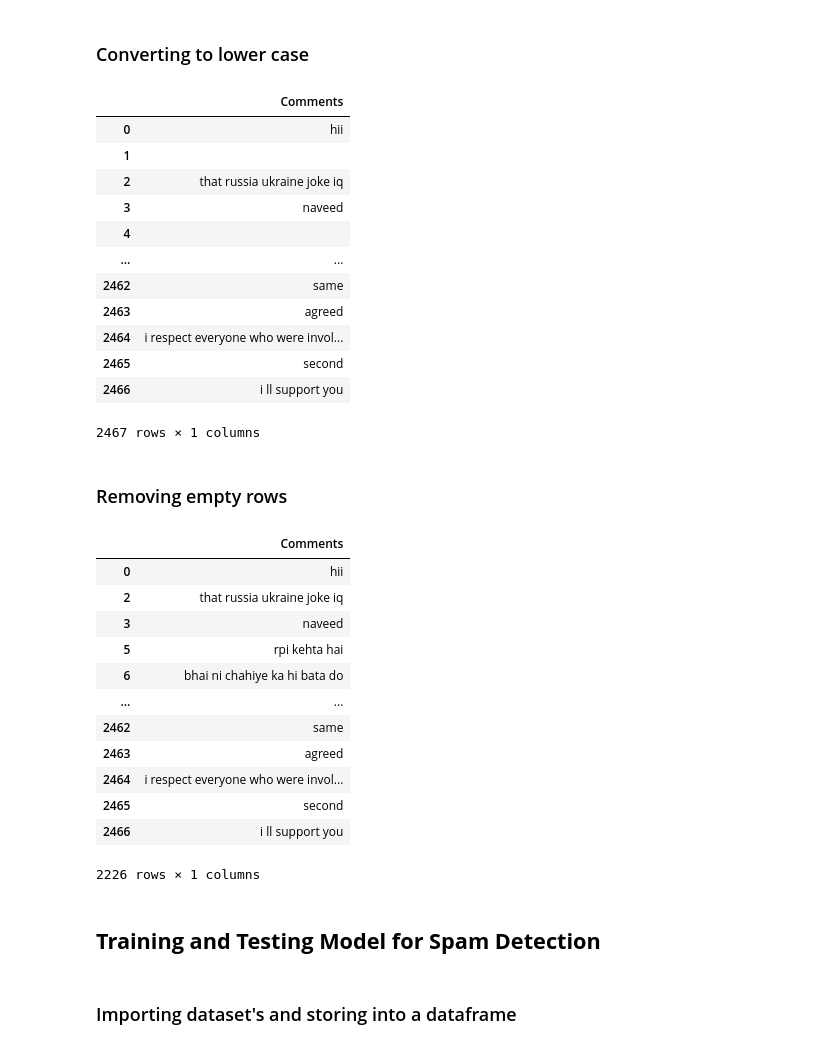
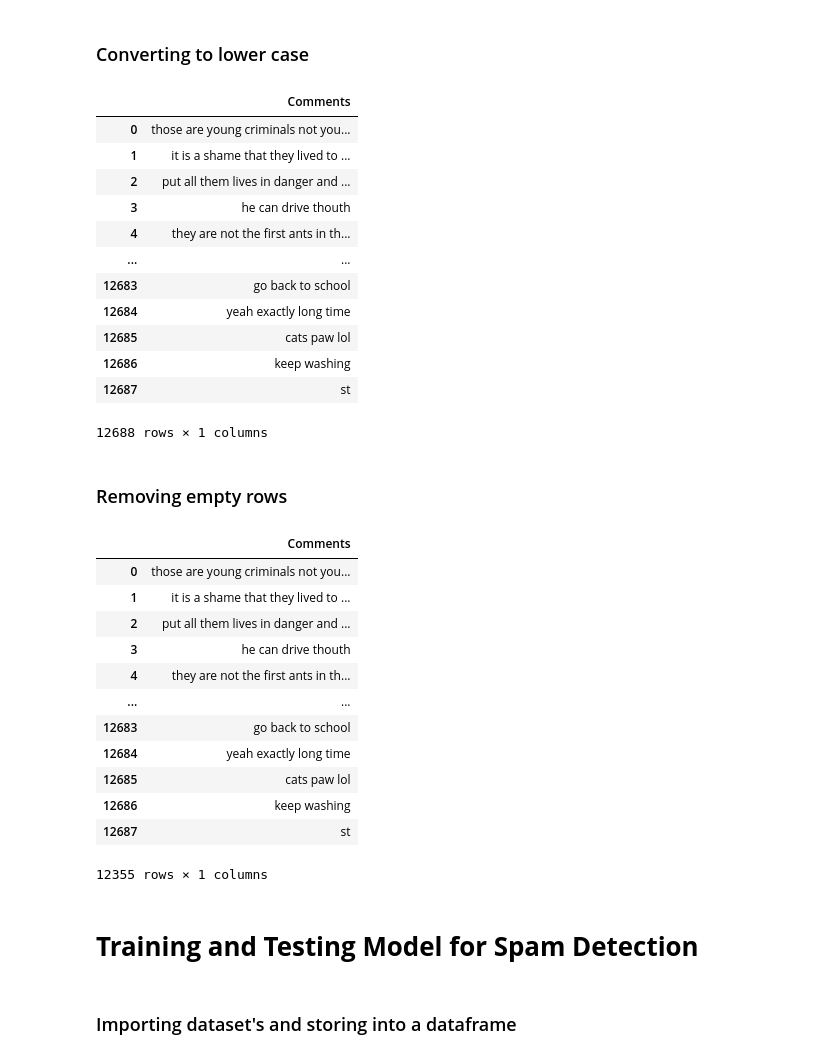
Before and after one commit to subham2728/YouTube-Sentiment-Analysis, a Jupyter notebook: youtube.ipynb, the cells around one changed output. Cells and saved outputs as stored; diff of their text form; code cells hidden in the pictures.

```diff
--- a/youtube.ipynb
+++ b/youtube.ipynb
@@ -22,7 +24,7 @@ warnings.filterwarnings('ignore')
 #Test url with links https://www.youtube.com/watch?v=Ou3v8-ngN6Y
 #Test url with punctuations https://www.youtube.com/watch?v=tktKJWdLv10
 #Test with most comments https://www.youtube.com/watch?v=gdZLi9oWNZg
-url_input = "https://www.youtube.com/watch?v=rWcXunmleMk"
+url_input = "https://www.youtube.com/watch?v=zKDfhGpRy3w"
 video_id_split =url_input.split('=')
 video_id=video_id_split[1]
 # %% [markdown]
@@ -190,39 +209,40 @@ df_from_yt['Comments'] = df_from_yt['Comments'].str.lower()
 df_from_yt
 # %% [output]
 |  | Comments |
-| 0 | hii |
-| 1 |  |
-| 2 | that russia ukraine joke iq |
-| 3 | naveed |
-| 4 |  |
+| 0 | those are young criminals not you... |
+| 1 | it is a shame that they lived to ... |
+| 2 | put all them lives in danger and ... |
+| 3 | he can drive thouth |
+| 4 | they are not the first ants in th... |
 | ... | ... |
-| 2462 | same |
-| 2463 | agreed |
-| 2464 | i respect everyone who were invol... |
-| 2465 | second |
-| 2466 | i ll support you |
+| 12683 | go back to school |
+| 12684 | yeah exactly long time |
+| 12685 | cats paw lol |
+| 12686 | keep washing |
+| 12687 | st |
-2467 rows × 1 columns
+12688 rows × 1 columns
 # %% [markdown]
 ### Removing empty rows
 # %%
 df_from_yt['Comments'].replace('', np.nan, inplace=True)
-df_from_yt.dropna()
+df_from_yt= df_from_yt.dropna()
+df_from_yt
 # %% [output]
 |  | Comments |
-| 0 | hii |
-| 2 | that russia ukraine joke iq |
-| 3 | naveed |
-| 5 | rpi kehta hai |
-| 6 | bhai ni chahiye ka hi bata do |
+| 0 | those are young criminals not you... |
+| 1 | it is a shame that they lived to ... |
+| 2 | put all them lives in danger and ... |
+| 3 | he can drive thouth |
+| 4 | they are not the first ants in th... |
 | ... | ... |
-| 2462 | same |
-| 2463 | agreed |
-| 2464 | i respect everyone who were invol... |
-| 2465 | second |
-| 2466 | i ll support you |
+| 12683 | go back to school |
+| 12684 | yeah exactly long time |
+| 12685 | cats paw lol |
+| 12686 | keep washing |
+| 12687 | st |
-2226 rows × 1 columns
+12355 rows × 1 columns
 # %% [markdown]
-## **Training and Testing Model for Spam Detection**
+# **Training and Testing Model for Spam Detection**
 # %% [markdown]
 ### Importing dataset's and storing into a dataframe
 # %%
```
Also changed, not shown: parts of 58 cells of this notebook.
